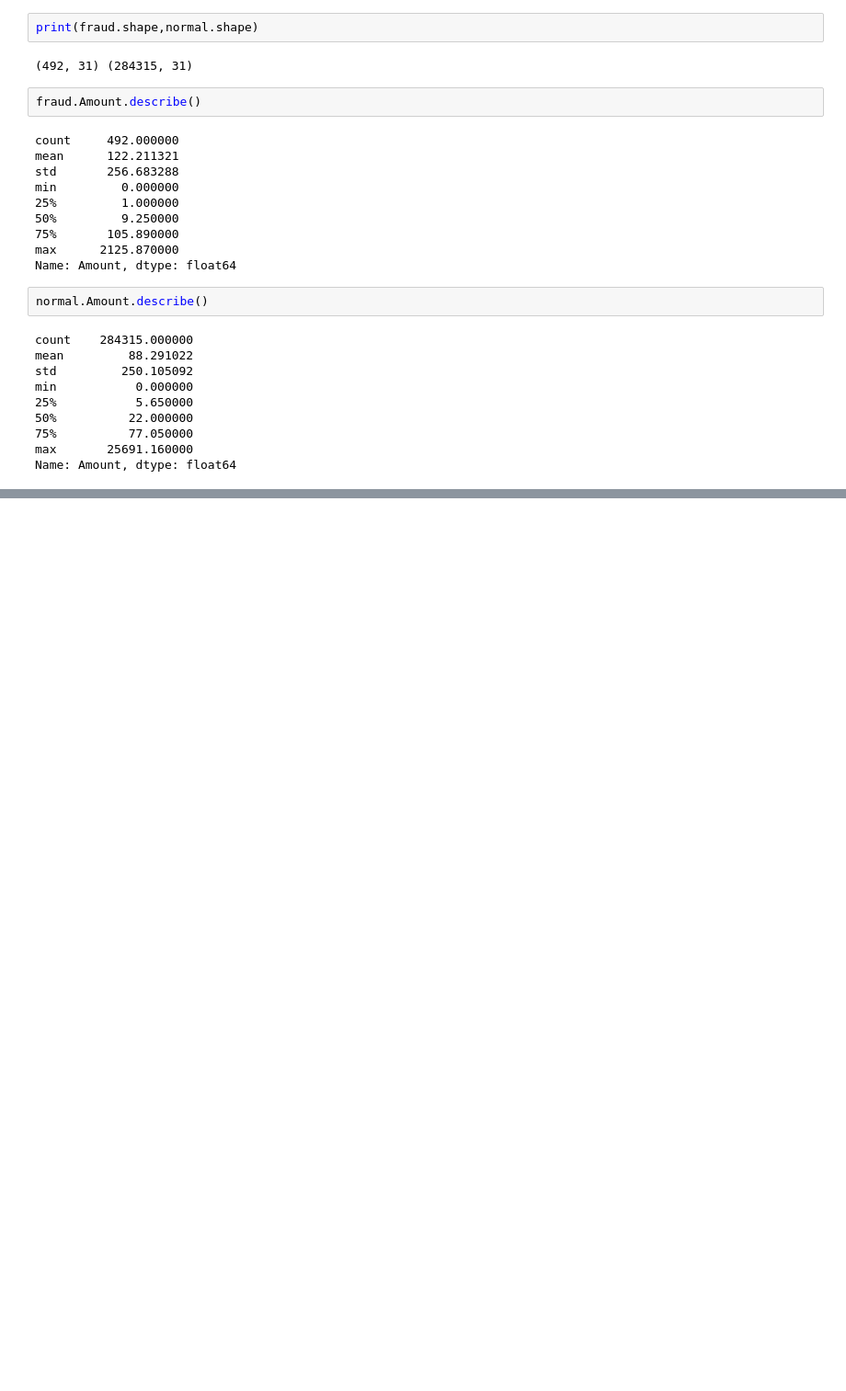
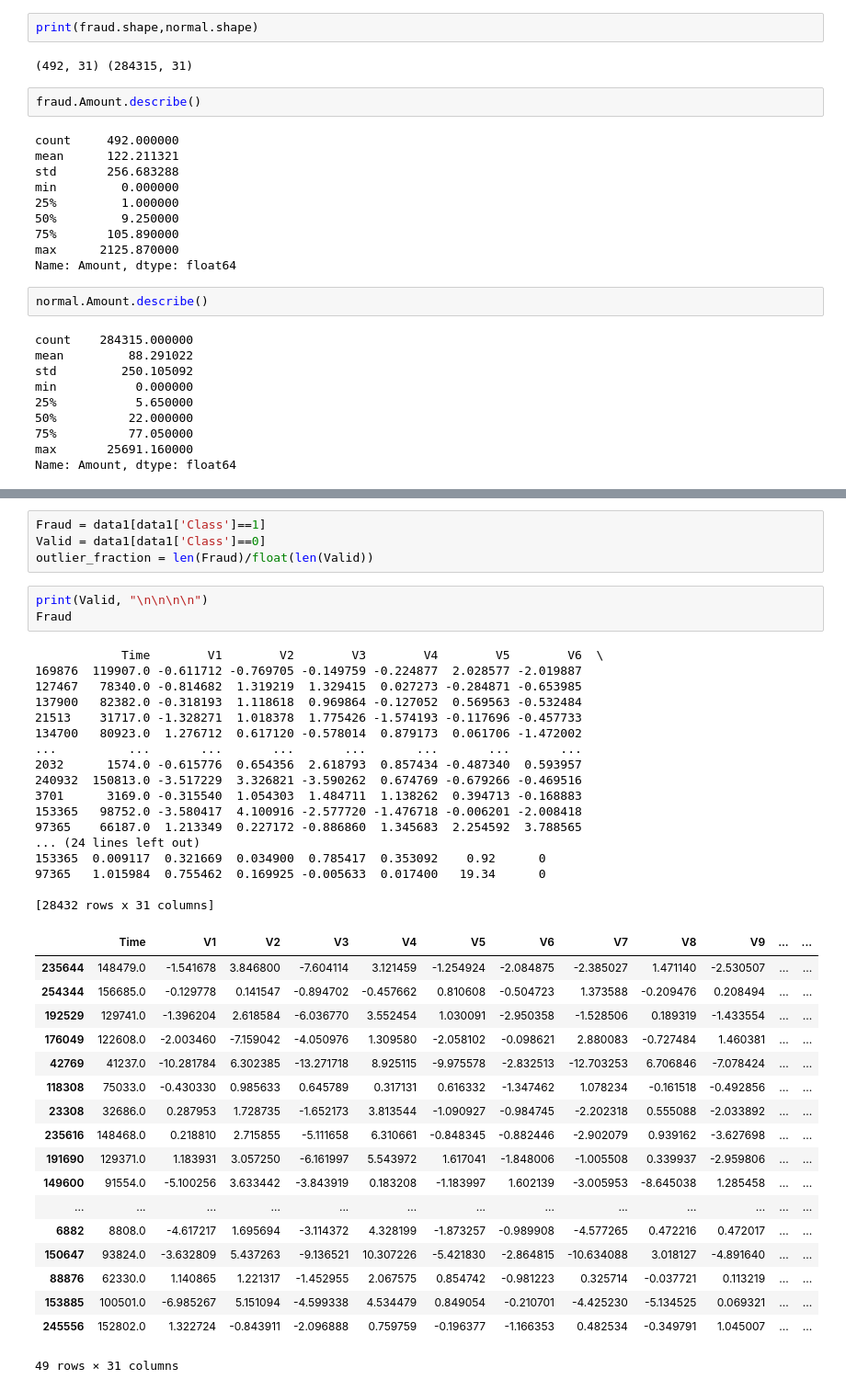
Before and after one commit to woosal1337/CC-Fraud-ML, a Jupyter notebook: main.ipynb, the cells around one changed output, grey strips where cells are left out. Shown at 92% size. Drawn from its saved outputs; the diff is of its cells as text; blank space fills up the shorter version.

```diff
--- a/main.ipynb
+++ b/main.ipynb
@@ -99,0 +127,43 @@ Name: Amount, dtype: float64
+# %%
+Fraud = data1[data1['Class']==1]
+Valid = data1[data1['Class']==0]
+outlier_fraction = len(Fraud)/float(len(Valid))
+# %%
+print(Valid, "\n\n\n\n")
+Fraud
+# %% [output]
+            Time        V1        V2        V3        V4        V5        V6  \
+169876  119907.0 -0.611712 -0.769705 -0.149759 -0.224877  2.028577 -2.019887
+127467   78340.0 -0.814682  1.319219  1.329415  0.027273 -0.284871 -0.653985
+137900   82382.0 -0.318193  1.118618  0.969864 -0.127052  0.569563 -0.532484
+21513    31717.0 -1.328271  1.018378  1.775426 -1.574193 -0.117696 -0.457733
+134700   80923.0  1.276712  0.617120 -0.578014  0.879173  0.061706 -1.472002
+...          ...       ...       ...       ...       ...       ...       ...
+2032      1574.0 -0.615776  0.654356  2.618793  0.857434 -0.487340  0.593957
+240932  150813.0 -3.517229  3.326821 -3.590262  0.674769 -0.679266 -0.469516
+3701      3169.0 -0.315540  1.054303  1.484711  1.138262  0.394713 -0.168883
+153365   98752.0 -3.580417  4.100916 -2.577720 -1.476718 -0.006201 -2.008418
+97365    66187.0  1.213349  0.227172 -0.886860  1.345683  2.254592  3.788565
+... (24 lines left out)
+153365  0.009117  0.321669  0.034900  0.785417  0.353092    0.92      0
+97365   1.015984  0.755462  0.169925 -0.005633  0.017400   19.34      0
+
+[28432 rows x 31 columns]
+|  | Time | V1 | V2 | V3 | V4 | V5 | V6 | V7 | V8 | V9 | ... | ... |
+| 235644 | 148479.0 | -1.541678 | 3.846800 | -7.604114 | 3.121459 | -1.254924 | -2.084875 | -2.385027 | 1.471140 | -2.530507 | ... | ... |
+| 254344 | 156685.0 | -0.129778 | 0.141547 | -0.894702 | -0.457662 | 0.810608 | -0.504723 | 1.373588 | -0.209476 | 0.208494 | ... | ... |
+| 192529 | 129741.0 | -1.396204 | 2.618584 | -6.036770 | 3.552454 | 1.030091 | -2.950358 | -1.528506 | 0.189319 | -1.433554 | ... | ... |
+| 176049 | 122608.0 | -2.003460 | -7.159042 | -4.050976 | 1.309580 | -2.058102 | -0.098621 | 2.880083 | -0.727484 | 1.460381 | ... | ... |
+| 42769 | 41237.0 | -10.281784 | 6.302385 | -13.271718 | 8.925115 | -9.975578 | -2.832513 | -12.703253 | 6.706846 | -7.078424 | ... | ... |
+| 118308 | 75033.0 | -0.430330 | 0.985633 | 0.645789 | 0.317131 | 0.616332 | -1.347462 | 1.078234 | -0.161518 | -0.492856 | ... | ... |
+| 23308 | 32686.0 | 0.287953 | 1.728735 | -1.652173 | 3.813544 | -1.090927 | -0.984745 | -2.202318 | 0.555088 | -2.033892 | ... | ... |
+| 235616 | 148468.0 | 0.218810 | 2.715855 | -5.111658 | 6.310661 | -0.848345 | -0.882446 | -2.902079 | 0.939162 | -3.627698 | ... | ... |
+| 191690 | 129371.0 | 1.183931 | 3.057250 | -6.161997 | 5.543972 | 1.617041 | -1.848006 | -1.005508 | 0.339937 | -2.959806 | ... | ... |
+| 149600 | 91554.0 | -5.100256 | 3.633442 | -3.843919 | 0.183208 | -1.183997 | 1.602139 | -3.005953 | -8.645038 | 1.285458 | ... | ... |
+| ... | ... | ... | ... | ... | ... | ... | ... | ... | ... | ... | ... | ... |
+| 6882 | 8808.0 | -4.617217 | 1.695694 | -3.114372 | 4.328199 | -1.873257 | -0.989908 | -4.577265 | 0.472216 | 0.472017 | ... | ... |
+| 150647 | 93824.0 | -3.632809 | 5.437263 | -9.136521 | 10.307226 | -5.421830 | -2.864815 | -10.634088 | 3.018127 | -4.891640 | ... | ... |
+| 88876 | 62330.0 | 1.140865 | 1.221317 | -1.452955 | 2.067575 | 0.854742 | -0.981223 | 0.325714 | -0.037721 | 0.113219 | ... | ... |
+| 153885 | 100501.0 | -6.985267 | 5.151094 | -4.599338 | 4.534479 | 0.849054 | -0.210701 | -4.425230 | -5.134525 | 0.069321 | ... | ... |
+| 245556 | 152802.0 | 1.322724 | -0.843911 | -2.096888 | 0.759759 | -0.196377 | -1.166353 | 0.482534 | -0.349791 | 1.045007 | ... | ... |
+49 rows × 31 columns
```
Also changed, not shown: parts of 7 cells of this notebook.
